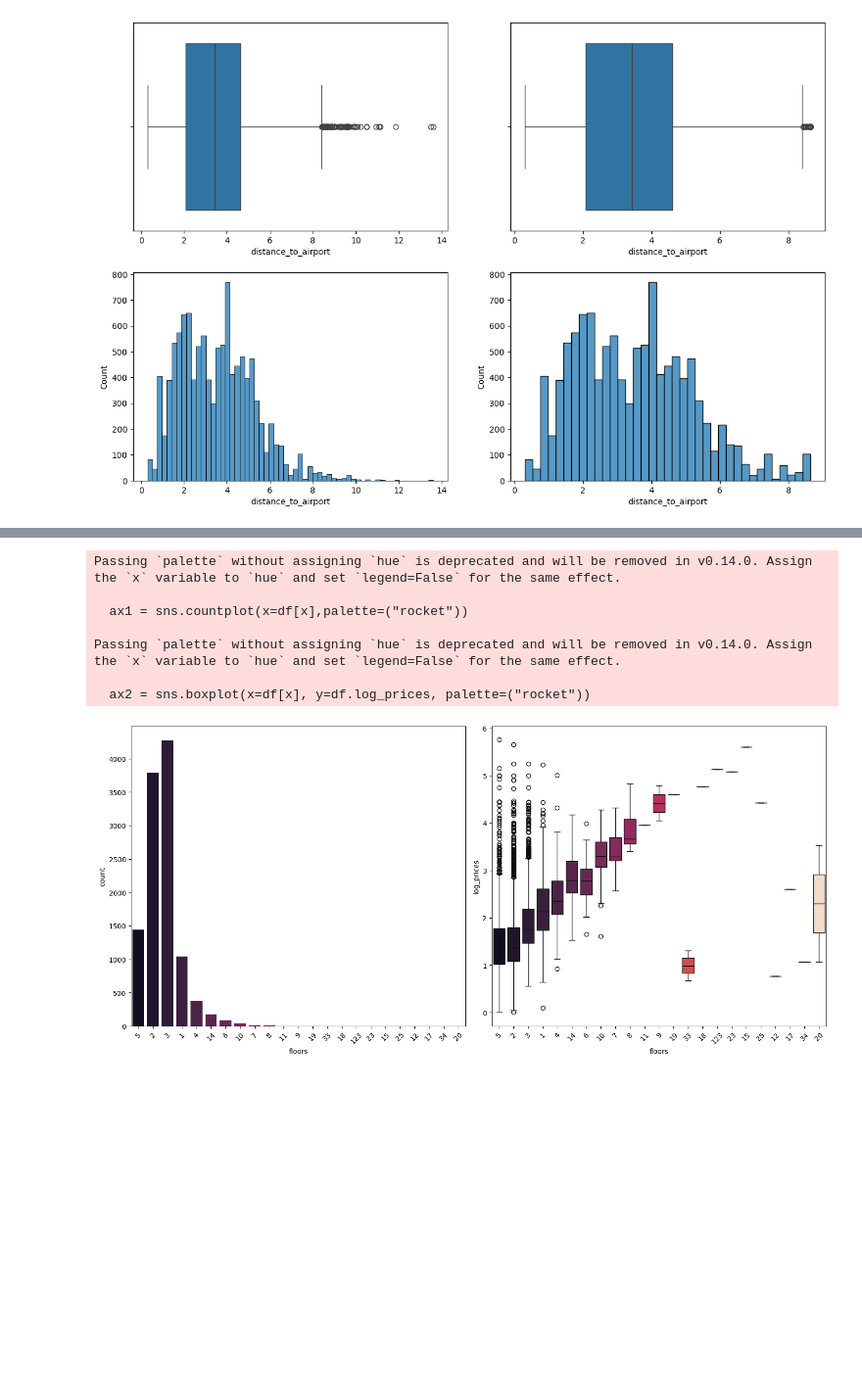
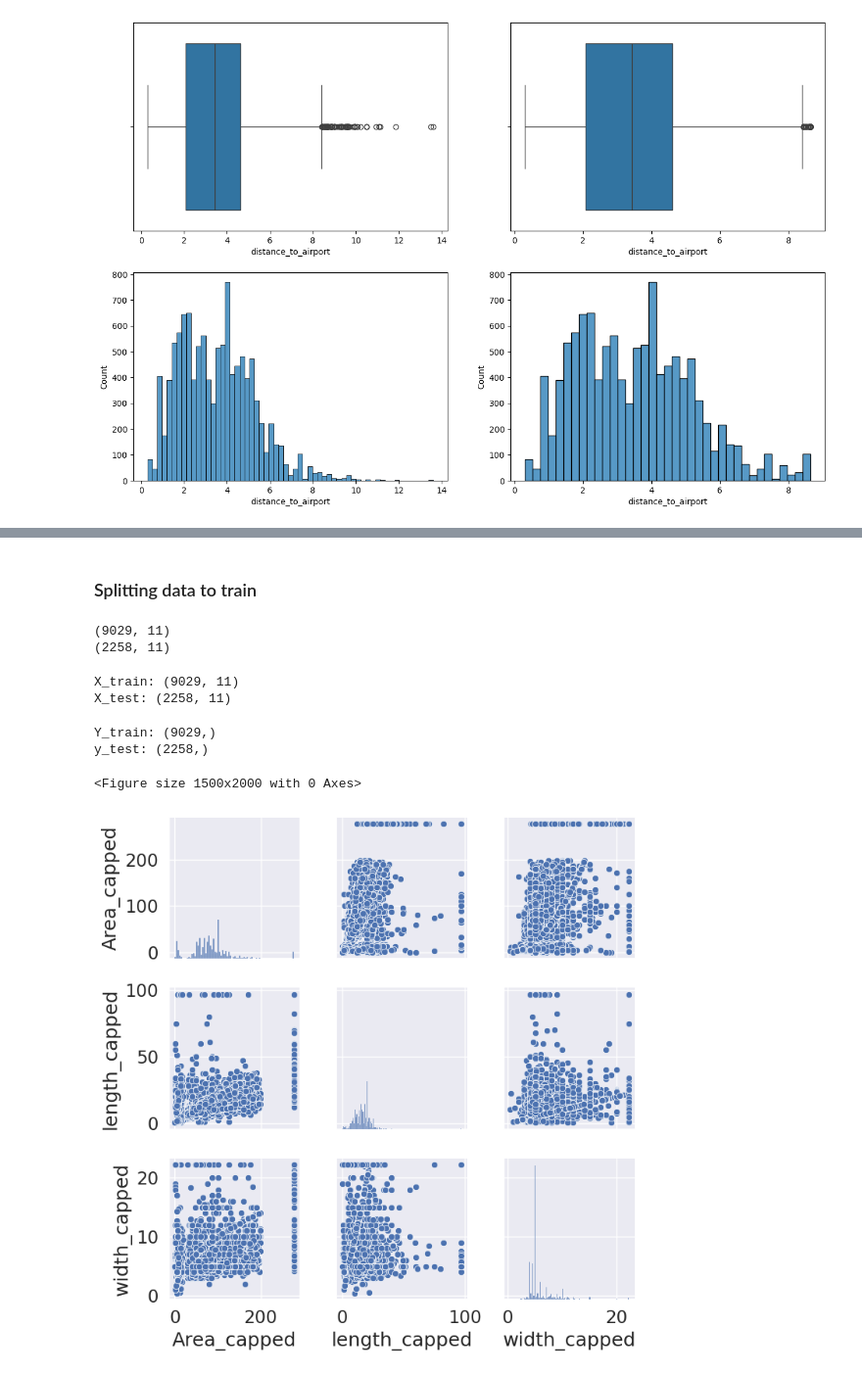
Before and after one commit to aduy2408/Project_ADY201m, a Jupyter notebook: Data/Visualizing_data.ipynb, the cells around one changed output, grey strips where cells are left out. Shown at 98% size. Cells and saved outputs as stored; diff of their text form; code cells hidden in the pictures; blank space fills up the shorter version.

```diff
--- a/Data/Visualizing_data.ipynb
+++ b/Data/Visualizing_data.ipynb
@@ -72,6 +95,7 @@ sns.histplot(data=df,x='log_floors',ax=axes[1][2])
 # %%
 uppper_boundary=df['width'].mean() + 3* df['width'].std()
 print("Upper bound for width:",uppper_boundary)
-df_copy.loc[(df_copy.width>uppper_boundary),'width'] = uppper_boundary
+df['width_capped'] = df['width']
+df.loc[(df.width_capped>uppper_boundary),'width_capped'] = uppper_boundary
 df['log_width'] = np.log(df['width'])
 # %% [output]
@@ -92,6 +116,7 @@ sns.histplot(data=df,x='log_width',ax=axes[1][2])
 # %%
 uppper_boundary=df['length'].mean() + 3* df['length'].std()
 print("Upper bound for length:",uppper_boundary)
-df_copy.loc[(df_copy.length>uppper_boundary),'length'] = uppper_boundary
+df['length_capped'] = df['length']
+df.loc[(df.length_capped>uppper_boundary),'length_capped'] = uppper_boundary
 df['log_length'] = np.log(df['length'])
 # %% [output]
@@ -110,7 +135,7 @@ sns.histplot(data=df,x='log_length',ax=axes[1][2])
 # %% [markdown]
 ### Distance to center
 # %%
-uppper_boundary=df['distance_to_center'].mean() + 3* df['distance_to_center'].std()
-print("Upper bound for distance_to_center:",uppper_boundary)
-df_copy.loc[(df_copy.distance_to_center>uppper_boundary),'distance_to_center'] = uppper_boundary
-df['log_distance_to_center'] = np.log(df['distance_to_center'])
+# uppper_boundary=df['distance_to_center'].mean() + 3* df['distance_to_center'].std()
+# print("Upper bound for distance_to_center:",uppper_boundary)
+# df_copy.loc[(df_copy.distance_to_center>uppper_boundary),'distance_to_center'] = uppper_boundary
+# df['log_distance_to_center'] = np.log(df['distance_to_center'])
@@ -210,0 +242,17 @@ Passing `palette` without assigning `hue` is deprecated and will be removed in v
+# %%
+count =1
+plt.figure(figsize=(20,20))
+for i in df['District'].unique():
+    PricesByWard = df[df.District == i]
+
+    sns.set(font_scale = 1.5)
+    plt.subplot(3,3,count)
+    #plt.scatter(PricesByWard['Ward'],PricesByWard['Prices'])
+    sns.boxplot(x=PricesByWard['Ward'], y=PricesByWard['prices_capped'], palette=("magma"), hue = PricesByWard['Ward'], legend = False)
+    plt.title(i)
+
+    plt.xticks(rotation=90)
+    count+=1
+
+
+plt.tight_layout()
@@ -210,0 +306,30 @@ Passing `palette` without assigning `hue` is deprecated and will be removed in v
+# %% [markdown]
+### Splitting data to train
+# %%
+from sklearn.model_selection import train_test_split
+cols = ['prices_capped','District_Mapped','type','certificate','Area_capped','width_capped','length_capped','floors_capped','distance_to_beach','distance_to_center','distance_to_airport']
+house = df[cols]
+df_train, df_test = train_test_split(house, test_size = 0.2, random_state=123)
+
+print(df_train.shape)
+print(df_test.shape)
+# %% [output]
+(9029, 11)
+(2258, 11)
+# %%
+X_train = df_train.copy()
+X_test = df_test.copy()
+
+print("X_train: {0}".format(X_train.shape))
+print("X_test: {0}".format(X_test.shape))
+# %% [output]
+X_train: (9029, 11)
+X_test: (2258, 11)
+# %%
+y_train = X_train.pop('prices_capped')
+y_test = X_test.pop('prices_capped')
+print("Y_train: {0}".format(y_train.shape))
+print("y_test: {0}".format(y_test.shape))
+# %% [output]
+Y_train: (9029,)
+y_test: (2258,)
@@ -211,13 +341,7 @@ Passing `palette` without assigning `hue` is deprecated and will be removed in v
 # %%
 plt.figure(figsize=(15,20))
-plot_count('floors', 1)
+sns.pairplot(df[['Area_capped','length_capped','width_capped']])
 plt.tight_layout()
 # %% [output]
-Passing `palette` without assigning `hue` is deprecated and will be removed in v0.14.0. Assign the `x` variable to `hue` and set `legend=False` for the same effect.
-
-  ax1 = sns.countplot(x=df[x],palette=("rocket"))
-
-Passing `palette` without assigning `hue` is deprecated and will be removed in v0.14.0. Assign the `x` variable to `hue` and set `legend=False` for the same effect.
-
-  ax2 = sns.boxplot(x=df[x], y=df.log_prices, palette=("rocket"))
+<Figure size 1500x2000 with 0 Axes>
-[figure, old version]
+[figure, new version]
```
Also changed, not shown: parts of 39 cells of this notebook.
